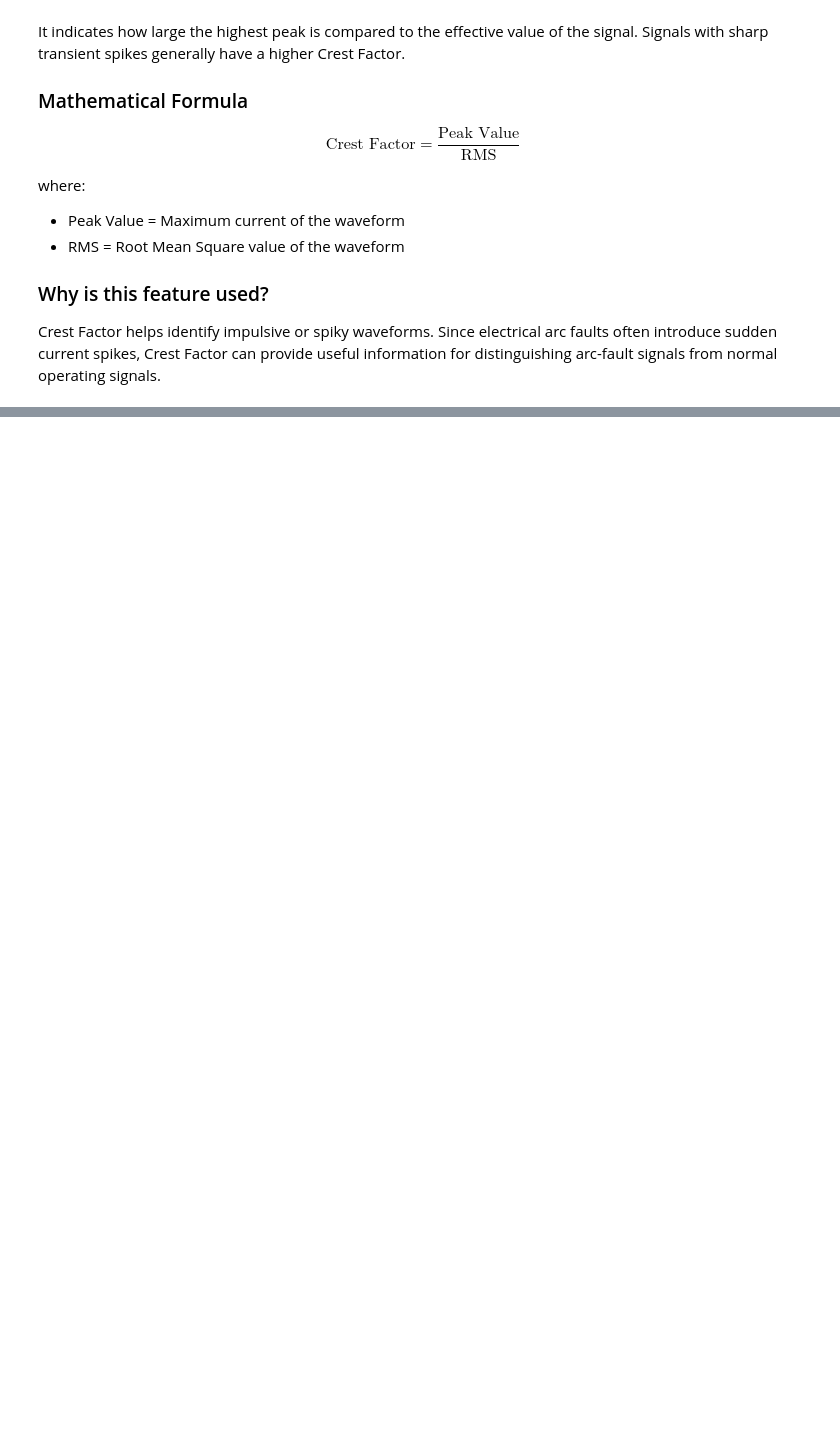
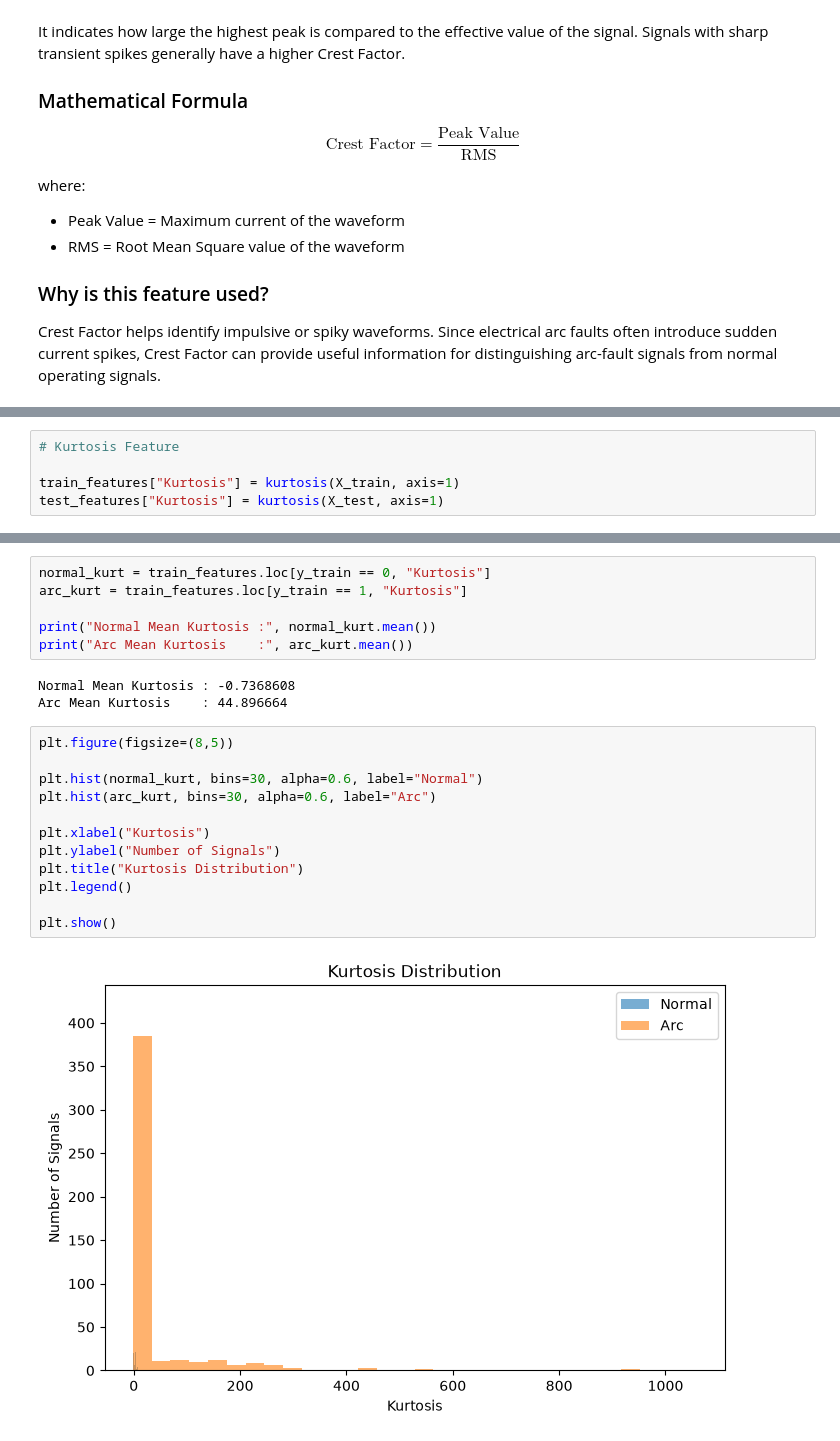
Before and after one commit to Nevil-MS/residential-series-arc-fault-detection, a Jupyter notebook: notebooks/02_feature_extraction.ipynb, the cells around one changed output, grey strips where cells are left out. Drawn from its saved outputs; the diff is of its cells as text; blank space fills up the shorter version.

```diff
--- a/notebooks/02_feature_extraction.ipynb
+++ b/notebooks/02_feature_extraction.ipynb
@@ -424,0 +506,5 @@ te
+# %%
+# Kurtosis Feature
+
+train_features["Kurtosis"] = kurtosis(X_train, axis=1)
+test_features["Kurtosis"] = kurtosis(X_test, axis=1)
@@ -424,0 +532,23 @@ te
+# %%
+normal_kurt = train_features.loc[y_train == 0, "Kurtosis"]
+arc_kurt = train_features.loc[y_train == 1, "Kurtosis"]
+
+print("Normal Mean Kurtosis :", normal_kurt.mean())
+print("Arc Mean Kurtosis    :", arc_kurt.mean())
+# %% [output]
+Normal Mean Kurtosis : -0.7368608
+Arc Mean Kurtosis    : 44.896664
+# %%
+plt.figure(figsize=(8,5))
+
+plt.hist(normal_kurt, bins=30, alpha=0.6, label="Normal")
+plt.hist(arc_kurt, bins=30, alpha=0.6, label="Arc")
+
+plt.xlabel("Kurtosis")
+plt.ylabel("Number of Signals")
+plt.title("Kurtosis Distribution")
+plt.legend()
+
+plt.show()
+# %% [output]
+[figure, added]
```
Also changed, not shown: parts of 20 cells of this notebook.
